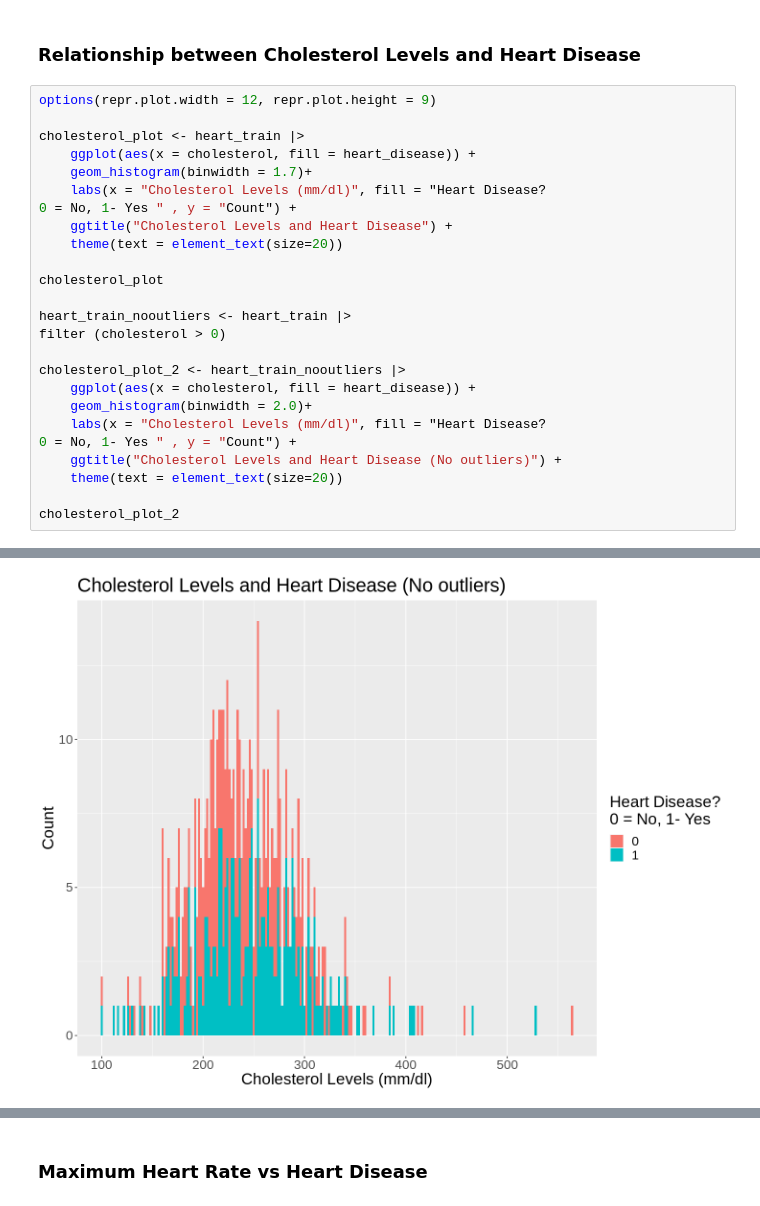
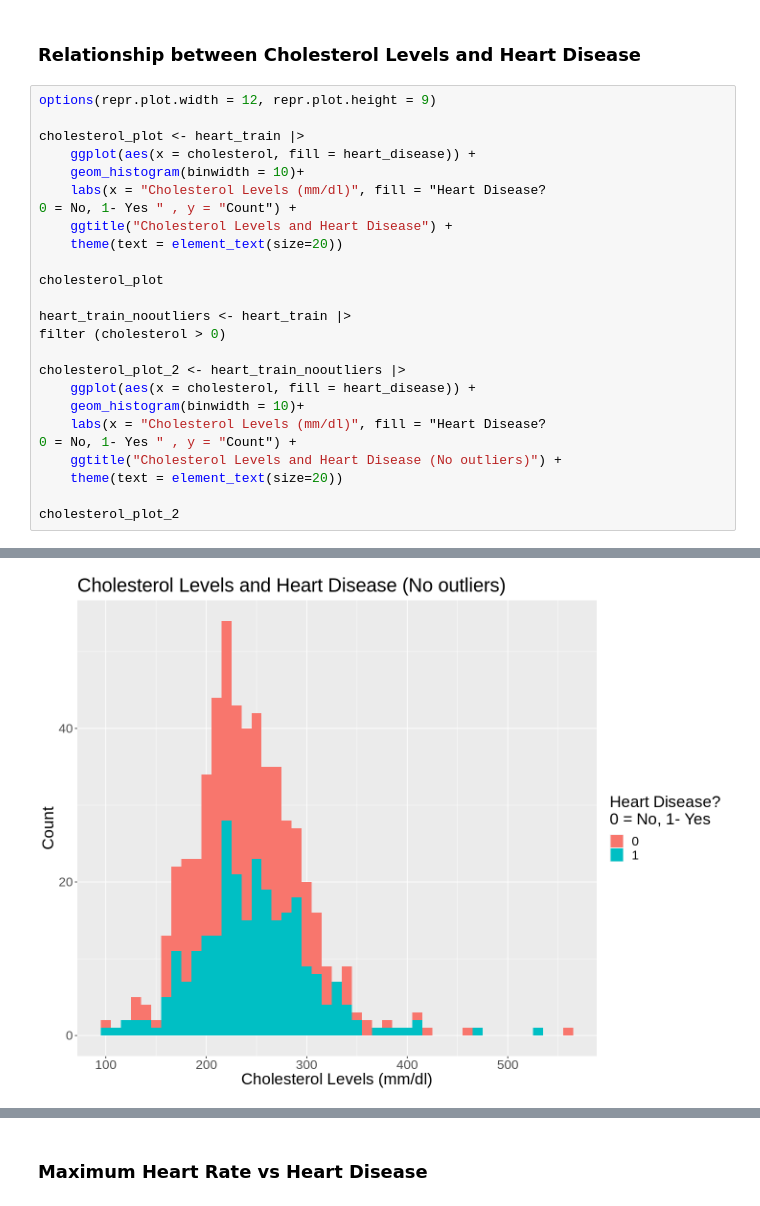
Before and after one commit to sara2815/Heart-Attack-Analysis, a Jupyter notebook: Group-43-Project.ipynb, the cells around one changed output, grey strips where cells are left out. Cells and saved outputs as stored; diff of their text form.

```diff
--- a/Group-43-Project.ipynb
+++ b/Group-43-Project.ipynb
@@ -254,7 +254,7 @@ options(repr.plot.width = 12, repr.plot.height = 9)
 
 cholesterol_plot <- heart_train |>
     ggplot(aes(x = cholesterol, fill = heart_disease)) +
-    geom_histogram(binwidth = 1.7)+
+    geom_histogram(binwidth = 10)+
     labs(x = "Cholesterol Levels (mm/dl)", fill = "Heart Disease?
 0 = No, 1- Yes " , y = "Count") +
     ggtitle("Cholesterol Levels and Heart Disease") +
@@ -267,7 +267,7 @@ filter (cholesterol > 0)
 
 cholesterol_plot_2 <- heart_train_nooutliers |>
     ggplot(aes(x = cholesterol, fill = heart_disease)) +
-    geom_histogram(binwidth = 2.0)+
+    geom_histogram(binwidth = 10)+
     labs(x = "Cholesterol Levels (mm/dl)", fill = "Heart Disease?
 0 = No, 1- Yes " , y = "Count") +
     ggtitle("Cholesterol Levels and Heart Disease (No outliers)") +
@@ -279,2 +279,2 @@ cholesterol_plot_2
-[figure, old version]
+[figure, new version]
 # %% [markdown]
```
Also changed, not shown: parts of 8 cells of this notebook.
